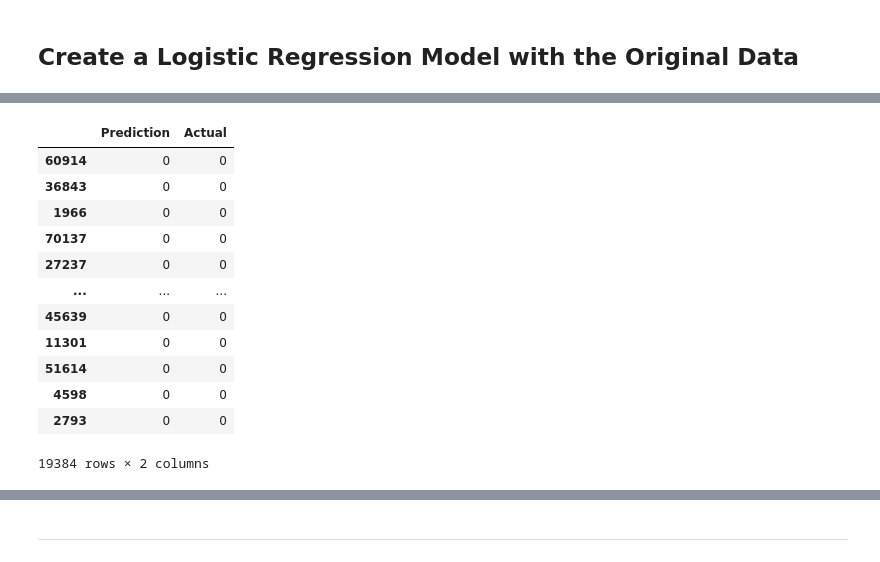
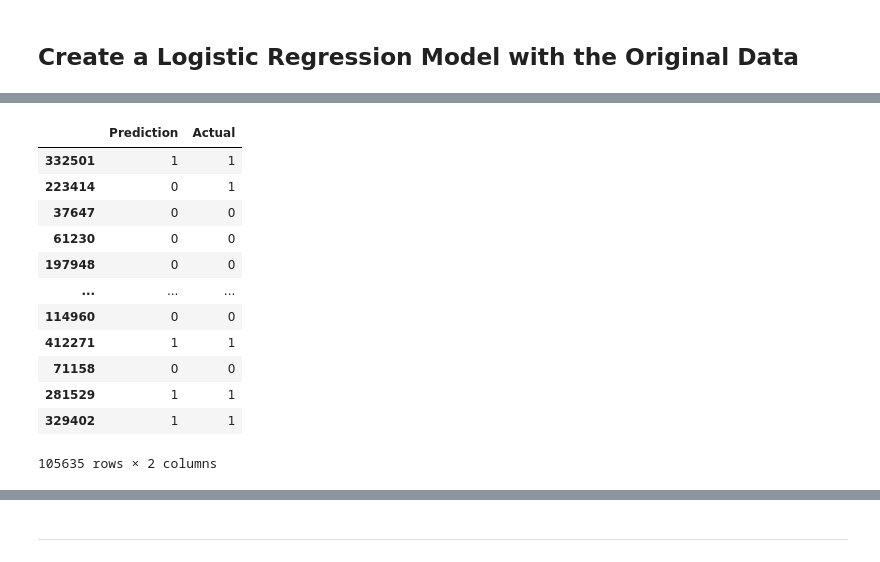
Before and after one commit to Felo2023/Final_project, a Jupyter notebook: Programs/logistic regression.ipynb, the cells around one changed output, grey strips where cells are left out. Saved outputs shown, nothing was run; the diff lists cells and outputs as text; code cells hidden in the pictures.

```diff
--- a/Programs/logistic regression.ipynb
+++ b/Programs/logistic regression.ipynb
@@ -37,13 +12,12 @@ df_lending.head()
 # %%
 # Separate the data into labels and features
 
+file_path = Path("X_data.csv")
+X = pd.read_csv(file_path)
+
 # Separate the y variable, the labels
-y = df_lending["loan_status"]
-
-
-# Separate the X variable, the features
-X = df_lending.copy()
-X.drop("loan_status", axis=1, inplace=True)
+file_path2 = Path("y_data.csv")
+y = pd.read_csv(file_path2)
 # %%
 # Review the y variable Series
 y[:5]
@@ -100,0 +80,3 @@ LogisticRegression(random_state=1)
+# %%
+predictions = classifier.predict(X_test).tolist()
+y_test['PATIENT_STATUS']
@@ -101,18 +96,17 @@ LogisticRegression(random_state=1)
 # %%
 # Make a prediction using the testing data
-predictions = classifier.predict(X_test)
-pd.DataFrame({"Prediction": predictions, "Actual": y_test})
+pd.DataFrame({"Prediction": predictions, "Actual": y_test['PATIENT_STATUS']})
 # %% [output]
 |  | Prediction | Actual |
-| 60914 | 0 | 0 |
-| 36843 | 0 | 0 |
-| 1966 | 0 | 0 |
-| 70137 | 0 | 0 |
-| 27237 | 0 | 0 |
+| 332501 | 1 | 1 |
+| 223414 | 0 | 1 |
+| 37647 | 0 | 0 |
+| 61230 | 0 | 0 |
+| 197948 | 0 | 0 |
 | ... | ... | ... |
-| 45639 | 0 | 0 |
-| 11301 | 0 | 0 |
-| 51614 | 0 | 0 |
-| 4598 | 0 | 0 |
-| 2793 | 0 | 0 |
+| 114960 | 0 | 0 |
+| 412271 | 1 | 1 |
+| 71158 | 0 | 0 |
+| 281529 | 1 | 1 |
+| 329402 | 1 | 1 |
-19384 rows × 2 columns
+105635 rows × 2 columns
```
Also changed, not shown: parts of 30 cells of this notebook, 4 other files.
